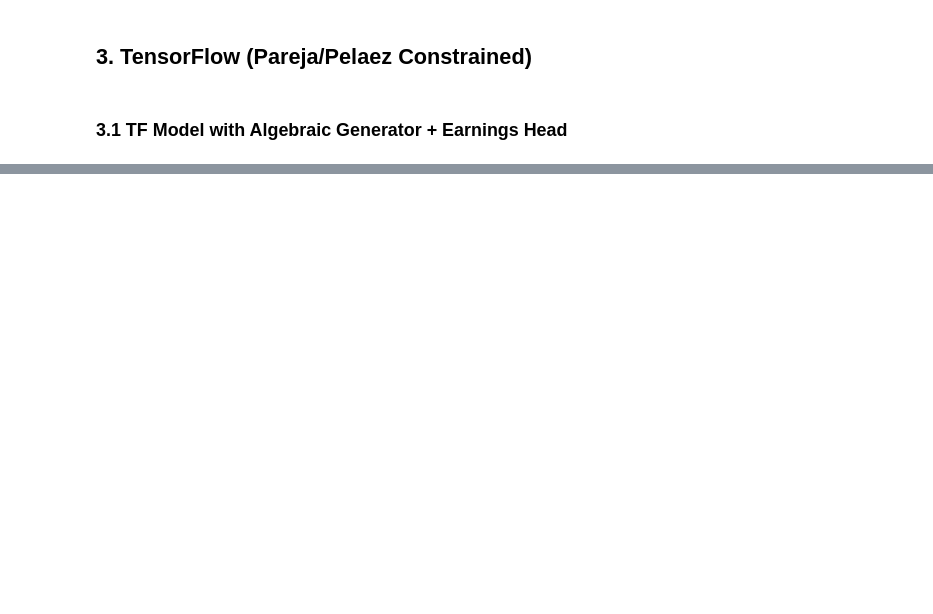
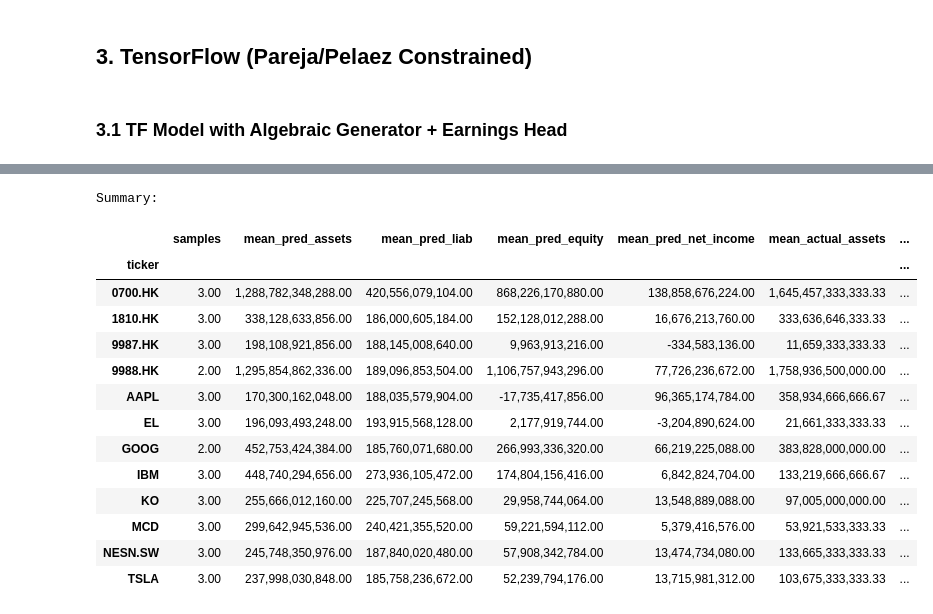
Before and after one commit to heart1e/JP_MLAI, a Jupyter notebook: Question_1/notebooks/JPM_MLCOE_TSRL_2026_Q1.ipynb, the cells around one changed output, grey strips where cells are left out. Saved outputs shown, nothing was run; the diff lists cells and outputs as text; code cells hidden in the pictures; blank space fills up the shorter version.

```diff
--- a/Question_1/notebooks/JPM_MLCOE_TSRL_2026_Q1.ipynb
+++ b/Question_1/notebooks/JPM_MLCOE_TSRL_2026_Q1.ipynb
@@ -629,3 +790,22 @@ earn_head_str = np.array2string(
     earn_predicate.flatten(),
     formatter = {"float_kind": lambda v: f"{v:,.2f}"}
 )
+# %%
+print('Summary:', '\n')
+summary_view
+# %% [output]
+Summary:
+|  | samples | mean_pred_assets | mean_pred_liab | mean_pred_equity | mean_pred_net_income | mean_actual_assets | ... |
+| ticker |  |  |  |  |  |  | ... |
+| 0700.HK | 3.00 | 1,288,782,348,288.00 | 420,556,079,104.00 | 868,226,170,880.00 | 138,858,676,224.00 | 1,645,457,333,333.33 | ... |
+| 1810.HK | 3.00 | 338,128,633,856.00 | 186,000,605,184.00 | 152,128,012,288.00 | 16,676,213,760.00 | 333,636,646,333.33 | ... |
+| 9987.HK | 3.00 | 198,108,921,856.00 | 188,145,008,640.00 | 9,963,913,216.00 | -334,583,136.00 | 11,659,333,333.33 | ... |
+| 9988.HK | 2.00 | 1,295,854,862,336.00 | 189,096,853,504.00 | 1,106,757,943,296.00 | 77,726,236,672.00 | 1,758,936,500,000.00 | ... |
+| AAPL | 3.00 | 170,300,162,048.00 | 188,035,579,904.00 | -17,735,417,856.00 | 96,365,174,784.00 | 358,934,666,666.67 | ... |
+| EL | 3.00 | 196,093,493,248.00 | 193,915,568,128.00 | 2,177,919,744.00 | -3,204,890,624.00 | 21,661,333,333.33 | ... |
+| GOOG | 2.00 | 452,753,424,384.00 | 185,760,071,680.00 | 266,993,336,320.00 | 66,219,225,088.00 | 383,828,000,000.00 | ... |
+| IBM | 3.00 | 448,740,294,656.00 | 273,936,105,472.00 | 174,804,156,416.00 | 6,842,824,704.00 | 133,219,666,666.67 | ... |
+| KO | 3.00 | 255,666,012,160.00 | 225,707,245,568.00 | 29,958,744,064.00 | 13,548,889,088.00 | 97,005,000,000.00 | ... |
+| MCD | 3.00 | 299,642,945,536.00 | 240,421,355,520.00 | 59,221,594,112.00 | 5,379,416,576.00 | 53,921,533,333.33 | ... |
+| NESN.SW | 3.00 | 245,748,350,976.00 | 187,840,020,480.00 | 57,908,342,784.00 | 13,474,734,080.00 | 133,665,333,333.33 | ... |
+| TSLA | 3.00 | 237,998,030,848.00 | 185,758,236,672.00 | 52,239,794,176.00 | 13,715,981,312.00 | 103,675,333,333.33 | ... |
```
Also changed, not shown: parts of 16 cells of this notebook.
